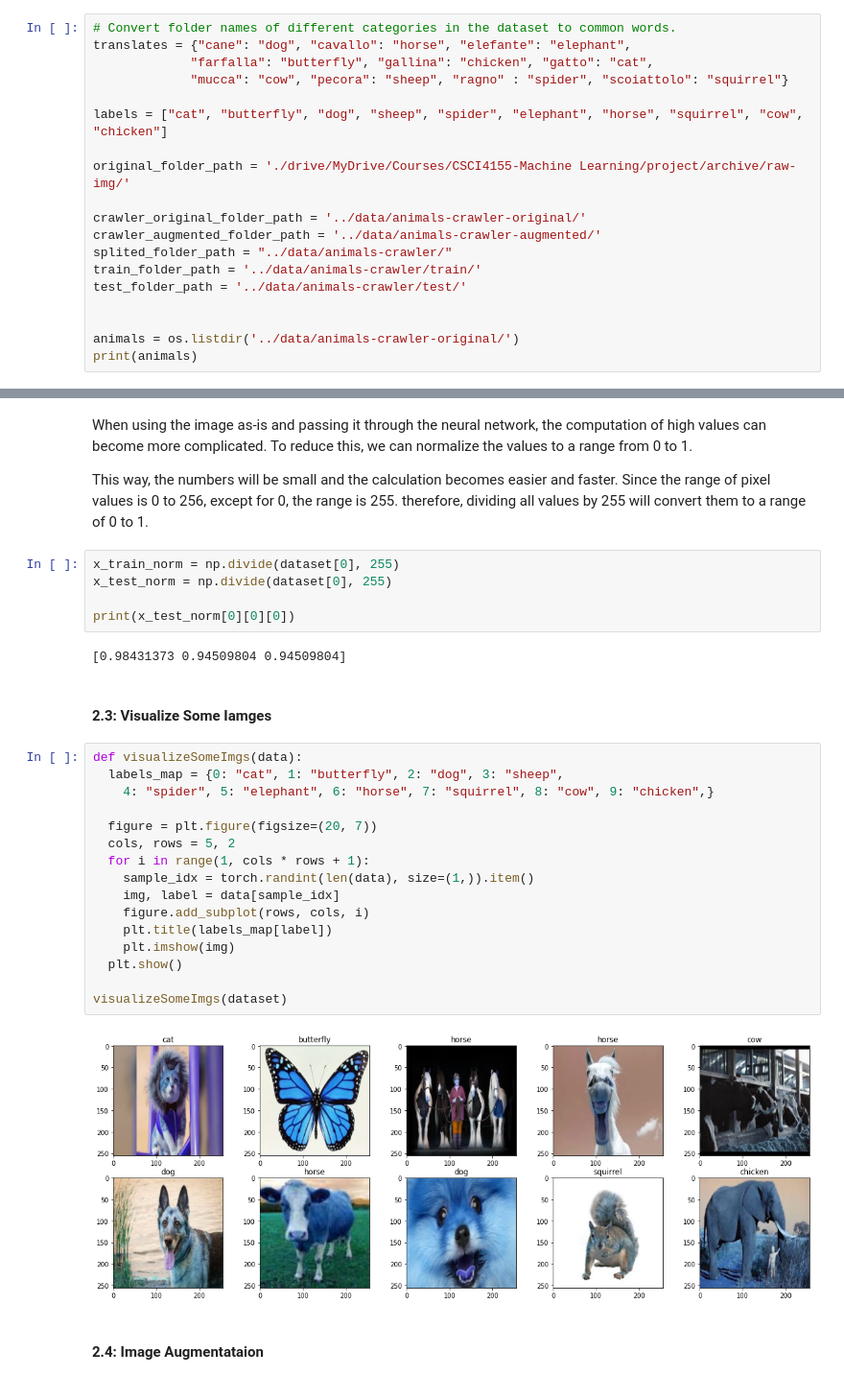
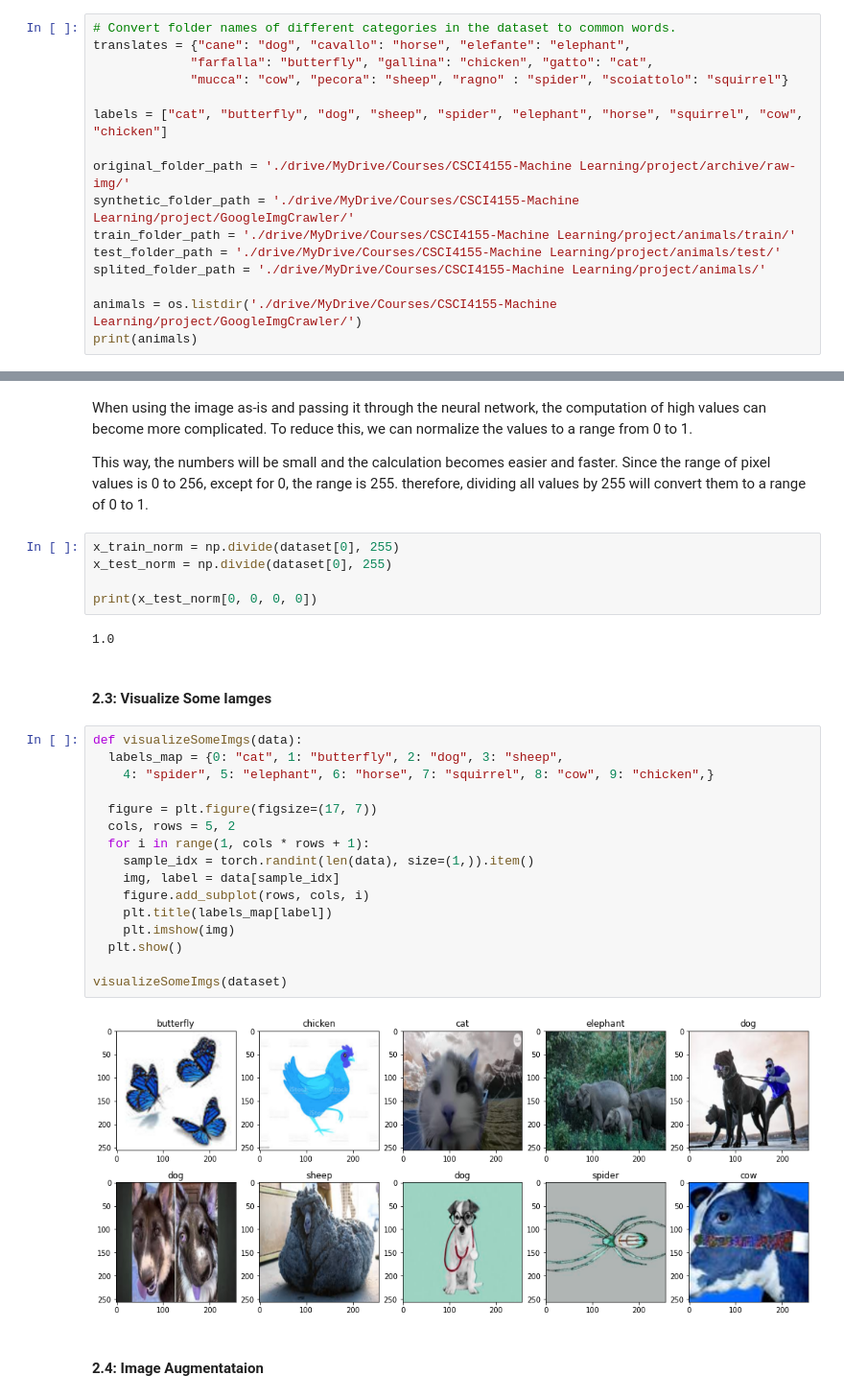
Before and after one commit to Joejoequ/AnimalClassification, a Jupyter notebook: code/CSCI4155_Group10_FinalCode.ipynb, the cells around one changed output, grey strips where cells are left out. Shown at 96% size. Saved outputs shown, nothing was run; the diff lists cells and outputs as text.

Commit message:
code for project

```diff
--- a/code/CSCI4155_Group10_FinalCode.ipynb
+++ b/code/CSCI4155_Group10_FinalCode.ipynb
@@ -41,14 +46,11 @@ translates = {"cane": "dog", "cavallo": "horse", "elefante": "elephant",
 labels = ["cat", "butterfly", "dog", "sheep", "spider", "elephant", "horse", "squirrel", "cow", "chicken"]
 
 original_folder_path = './drive/MyDrive/Courses/CSCI4155-Machine Learning/project/archive/raw-img/'
+synthetic_folder_path = './drive/MyDrive/Courses/CSCI4155-Machine Learning/project/GoogleImgCrawler/'
+train_folder_path = './drive/MyDrive/Courses/CSCI4155-Machine Learning/project/animals/train/'
+test_folder_path = './drive/MyDrive/Courses/CSCI4155-Machine Learning/project/animals/test/'
+splited_folder_path = './drive/MyDrive/Courses/CSCI4155-Machine Learning/project/animals/'
 
-crawler_original_folder_path = '../data/animals-crawler-original/'
-crawler_augmented_folder_path = '../data/animals-crawler-augmented/'
-splited_folder_path = "../data/animals-crawler/"
-train_folder_path = '../data/animals-crawler/train/'
-test_folder_path = '../data/animals-crawler/test/'
-
-
-animals = os.listdir('../data/animals-crawler-original/')
+animals = os.listdir('./drive/MyDrive/Courses/CSCI4155-Machine Learning/project/GoogleImgCrawler/')
 print(animals)
 # %% [output]
@@ -170,29 +160,29 @@ This way, the numbers will be small and the calculation becomes easier and faste
 x_train_norm = np.divide(dataset[0], 255)
 x_test_norm = np.divide(dataset[0], 255)
 
-print(x_test_norm[0][0][0])
+print(x_test_norm[0, 0, 0, 0])
 # %% [output]
-[0.98431373 0.94509804 0.94509804]
+1.0
 # %% [markdown]
 #### 2.3: Visualize Some Iamges
 # %%
 def visualizeSomeImgs(data):
   labels_map = {0: "cat", 1: "butterfly", 2: "dog", 3: "sheep",
     4: "spider", 5: "elephant", 6: "horse", 7: "squirrel", 8: "cow", 9: "chicken",}
 
-  figure = plt.figure(figsize=(20, 7))
+  figure = plt.figure(figsize=(17, 7))
   cols, rows = 5, 2
   for i in range(1, cols * rows + 1):
     sample_idx = torch.randint(len(data), size=(1,)).item()
     img, label = data[sample_idx]
     figure.add_subplot(rows, cols, i)
     plt.title(labels_map[label])
     plt.imshow(img)
   plt.show()
 
 visualizeSomeImgs(dataset)
 # %% [output]
-[figure, old version]
+[figure, new version]
 # %% [markdown]
 #### 2.4: Image Augmentataion
 # %% [markdown]
```
Also changed, not shown: parts of 66 cells of this notebook.
